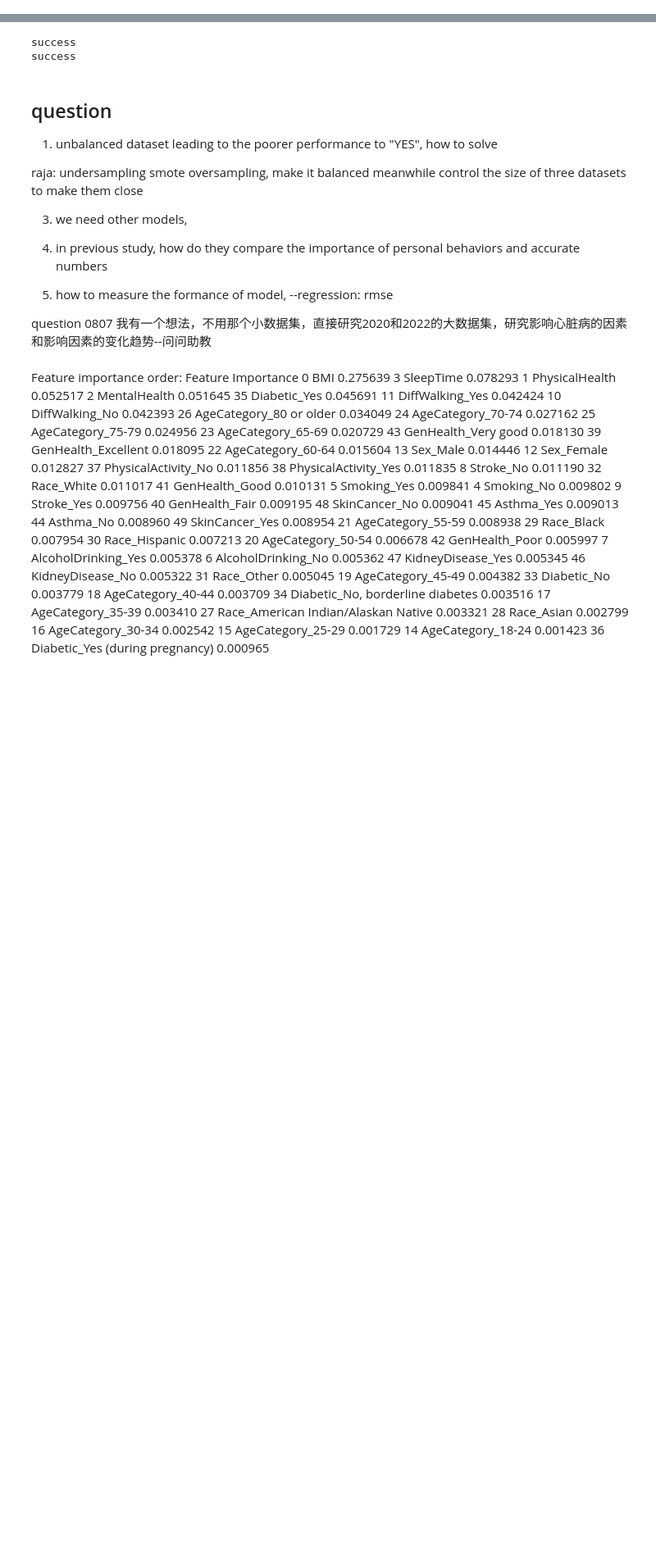
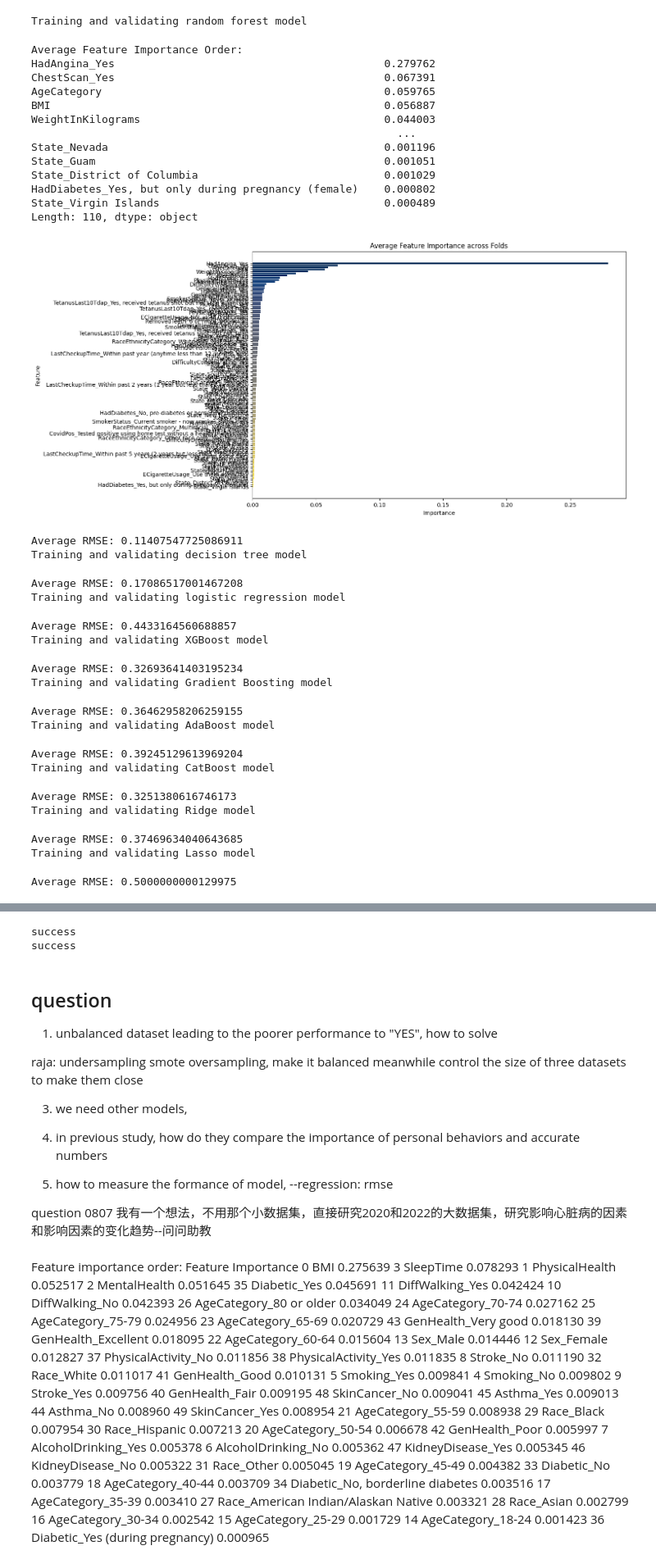
Before and after one commit to moranxuege/2024Research_SU, a Jupyter notebook: Analysis/pipeline_test.ipynb, the cells around one changed output, grey strips where cells are left out. Shown: that part at 82% size. Cells and saved outputs as stored; diff of their text form; code cells hidden in the pictures; blank space fills up the shorter version.

```diff
--- a/Analysis/pipeline_test.ipynb
+++ b/Analysis/pipeline_test.ipynb
@@ -446,0 +433,35 @@ True
+# %%
+train_validate_plot(models=models,X_trian=X_2022,y_trian=y_2022)
+# %% [output]
+Training and validating random forest model
+Average Feature Importance Order:
+HadAngina_Yes                                          0.279762
+ChestScan_Yes                                          0.067391
+AgeCategory                                            0.059765
+BMI                                                    0.056887
+WeightInKilograms                                      0.044003
+                                                         ...
+State_Nevada                                           0.001196
+State_Guam                                             0.001051
+State_District of Columbia                             0.001029
+HadDiabetes_Yes, but only during pregnancy (female)    0.000802
+State_Virgin Islands                                   0.000489
+Length: 110, dtype: object
+[figure, added]
+Average RMSE: 0.11407547725086911
+Training and validating decision tree model
+Average RMSE: 0.17086517001467208
+Training and validating logistic regression model
+Average RMSE: 0.4433164560688857
+Training and validating XGBoost model
+Average RMSE: 0.32693641403195234
+Training and validating Gradient Boosting model
+Average RMSE: 0.36462958206259155
+Training and validating AdaBoost model
+Average RMSE: 0.39245129613969204
+Training and validating CatBoost model
+Average RMSE: 0.3251380616746173
+Training and validating Ridge model
+Average RMSE: 0.37469634040643685
+Training and validating Lasso model
+Average RMSE: 0.5000000000129975
```
Also changed, not shown: parts of 17 cells of this notebook, 6 other files.
